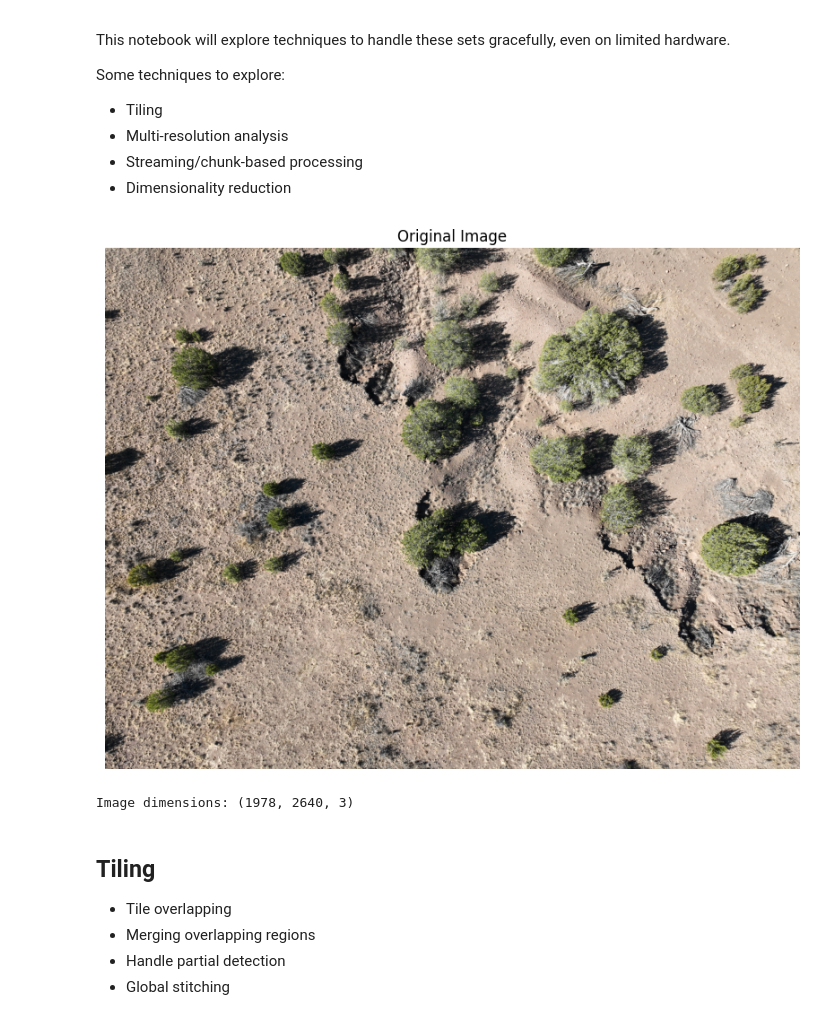
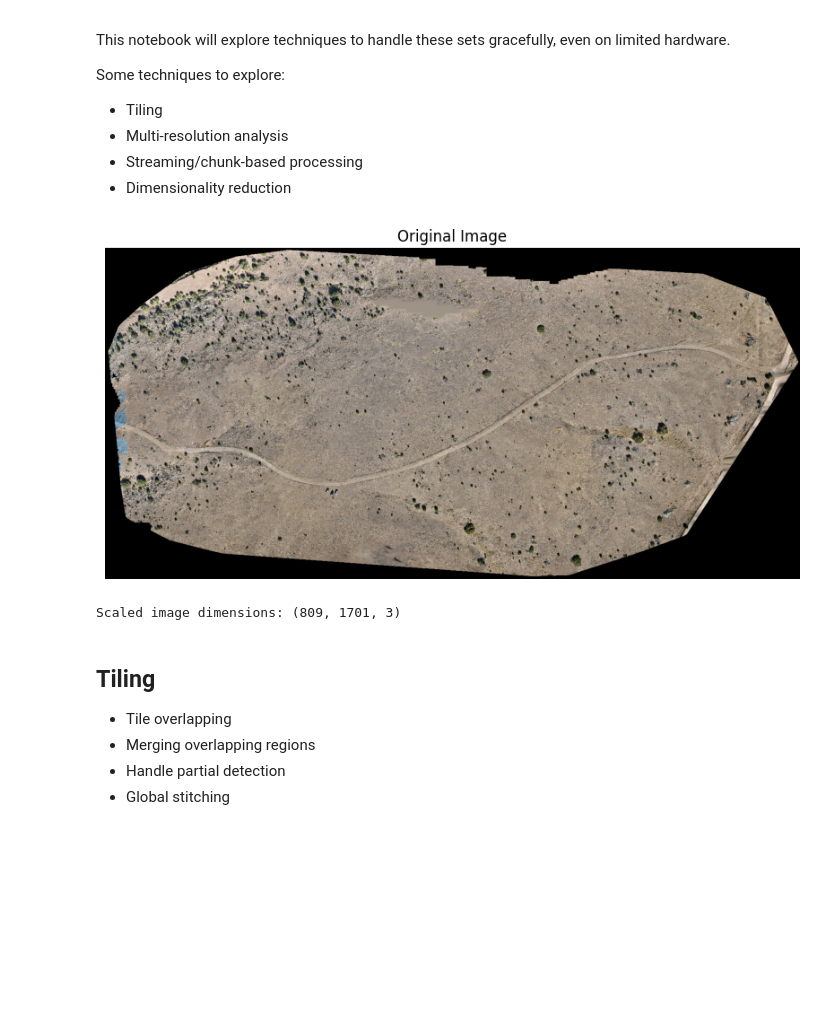
Before and after one commit to javelina-works/unsupervised-cv-search, a Jupyter notebook: content/notebooks/7_large_datasets.ipynb, the cells around one changed output. Drawn from its saved outputs; the diff is of its cells as text; code cells hidden in the pictures; blank space fills up the shorter version.

Commit message:
Fix: visualize geotif correctly

```diff
--- a/content/notebooks/7_large_datasets.ipynb
+++ b/content/notebooks/7_large_datasets.ipynb
@@ -37,28 +37,28 @@ sys.path.append(str(Path.cwd().parent))
 # %%
 from plant_search.load_image import load_image, plot_image
 
 
 # file_path = 'input/ESPG-4326-orthophoto.tif'
 # file_path = 'input/MADRID_RGB.tif'
 # file_path = '../input/aerial-trees.jpg'
 
-file_path = '../input/DJI_0010.JPG'
+# file_path = '../input/DJI_0010.JPG'
 # file_path = '../input/DJI_0015.JPG'
 # file_path = '../input/DJI_0093.JPG'
 # file_path = '../input/DJI_0119.JPG'
-# file_path = '../input/IGNORE_Brewster-ortho.tif'
+file_path = '../input/IGNORE_Brewster-ortho.tif'
 
-ds = 2 # downscale ratio
+ds = 8 # downscale ratio
 
 image = load_image(file_path)
 if image is not None:
+    image = image[::ds, ::ds]
     plot_image(image, "Original Image")
-    image = image[::ds, ::ds]
 
-print(f"Image dimensions: {image.shape}")
+print(f"Scaled image dimensions: {image.shape}")
 # %% [output]
-[figure, old version]
+[figure, new version]
-Image dimensions: (1978, 2640, 3)
+Scaled image dimensions: (809, 1701, 3)
 # %% [markdown]
 ## Tiling
 
```
Also changed, not shown: parts of 2 cells of this notebook.
